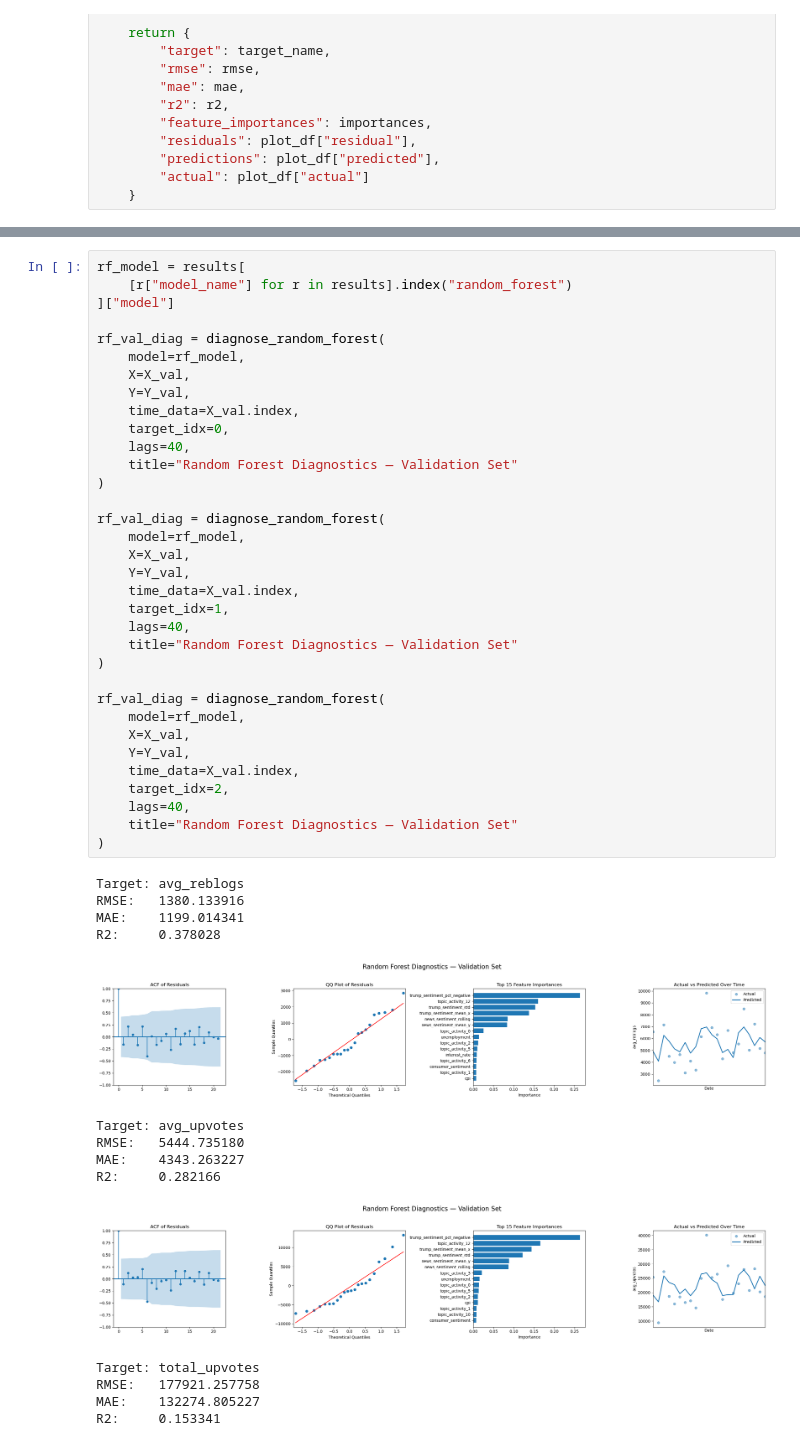
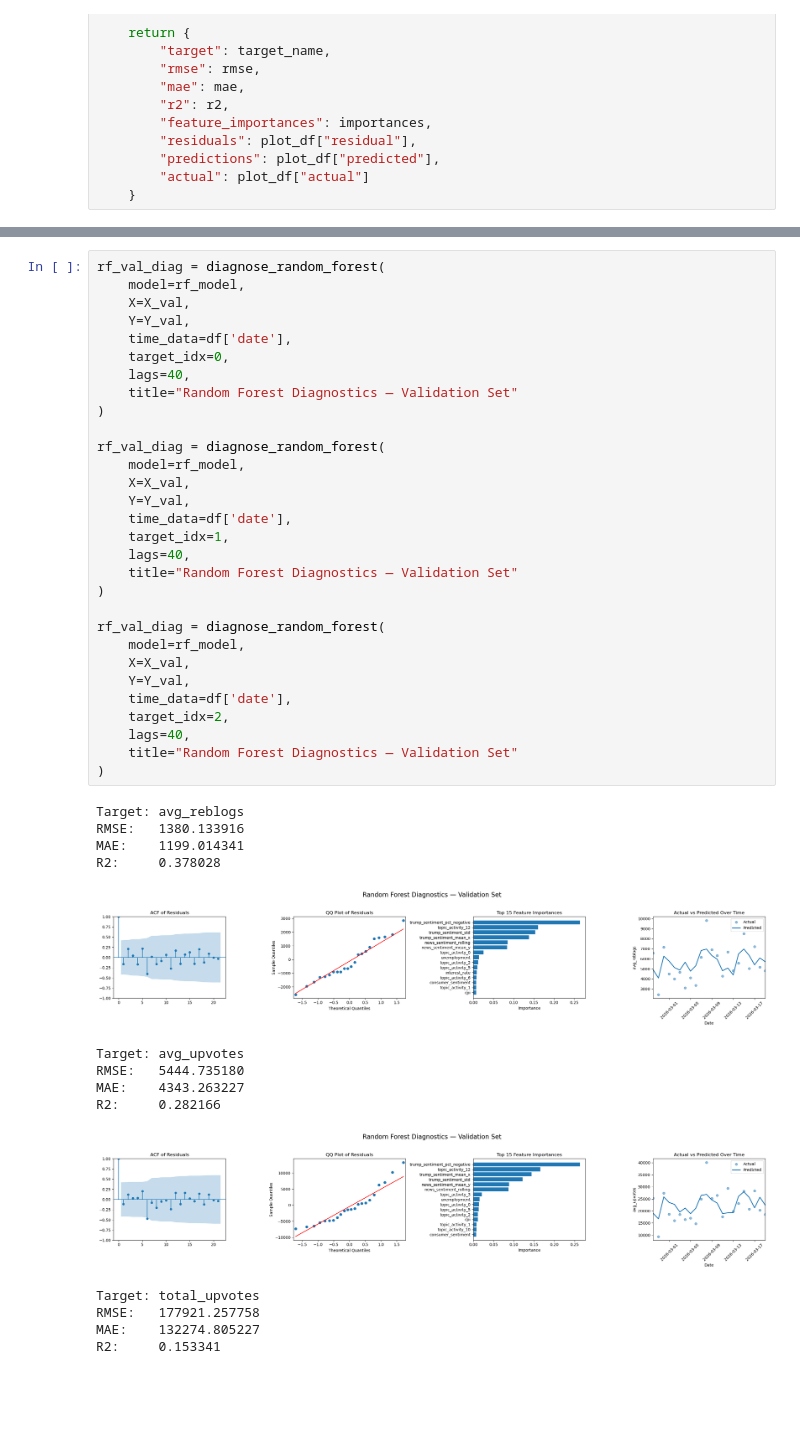
Before and after one commit to Husted42/advanced_business_analytics, a Jupyter notebook: Target analyis/Analysis ML - Trump upvotes (best).ipynb, the cells around one changed output, grey strips where cells are left out. Saved outputs shown, nothing was run; the diff lists cells and outputs as text; blank space fills up the shorter version.

```diff
--- a/Target analyis/Analysis ML - Trump upvotes (best).ipynb
+++ b/Target analyis/Analysis ML - Trump upvotes (best).ipynb
@@ -395,48 +480,44 @@ def diagnose_random_forest(
 # %%
-rf_model = results[
-    [r["model_name"] for r in results].index("random_forest")
-]["model"]
-
 rf_val_diag = diagnose_random_forest(
     model=rf_model,
     X=X_val,
     Y=Y_val,
-    time_data=X_val.index,
+    time_data=df['date'],
     target_idx=0,
     lags=40,
     title="Random Forest Diagnostics — Validation Set"
 )
 
 rf_val_diag = diagnose_random_forest(
     model=rf_model,
     X=X_val,
     Y=Y_val,
-    time_data=X_val.index,
+    time_data=df['date'],
     target_idx=1,
     lags=40,
     title="Random Forest Diagnostics — Validation Set"
 )
 
 rf_val_diag = diagnose_random_forest(
     model=rf_model,
     X=X_val,
     Y=Y_val,
-    time_data=X_val.index,
+    time_data=df['date'],
     target_idx=2,
     lags=40,
     title="Random Forest Diagnostics — Validation Set"
 )
 # %% [output]
 Target: avg_reblogs
 RMSE:   1380.133916
 MAE:    1199.014341
 R2:     0.378028
-[figure, old version]
+[figure, new version]
 Target: avg_upvotes
 RMSE:   5444.735180
 MAE:    4343.263227
 R2:     0.282166
-[figure, old version]
+[figure, new version]
 Target: total_upvotes
 RMSE:   177921.257758
 MAE:    132274.805227
```
Also changed, not shown: parts of 10 cells of this notebook.
